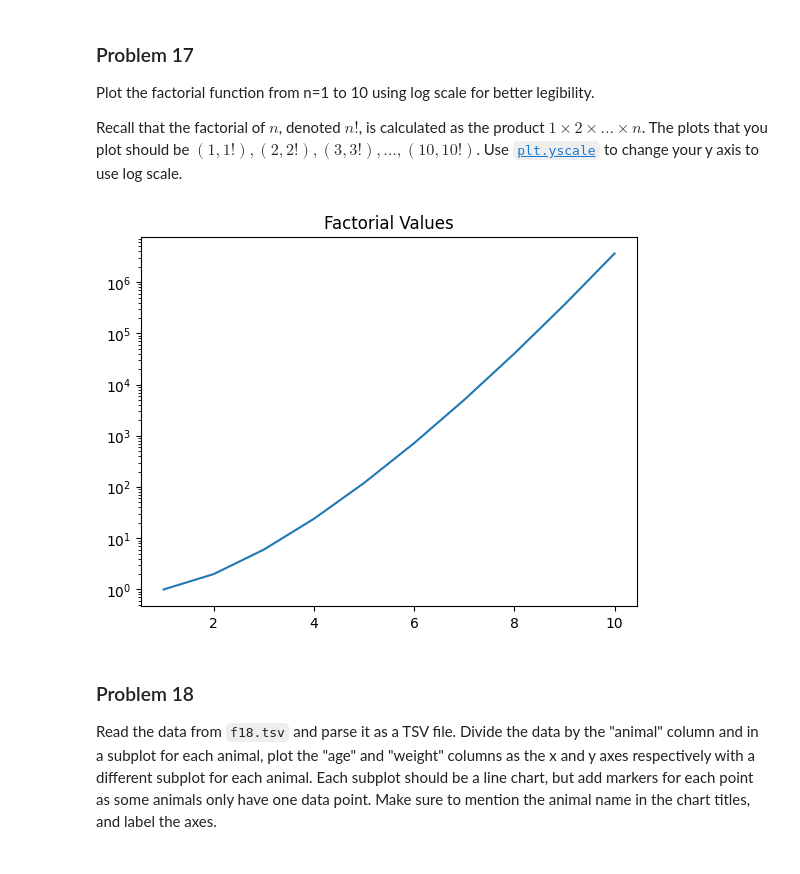
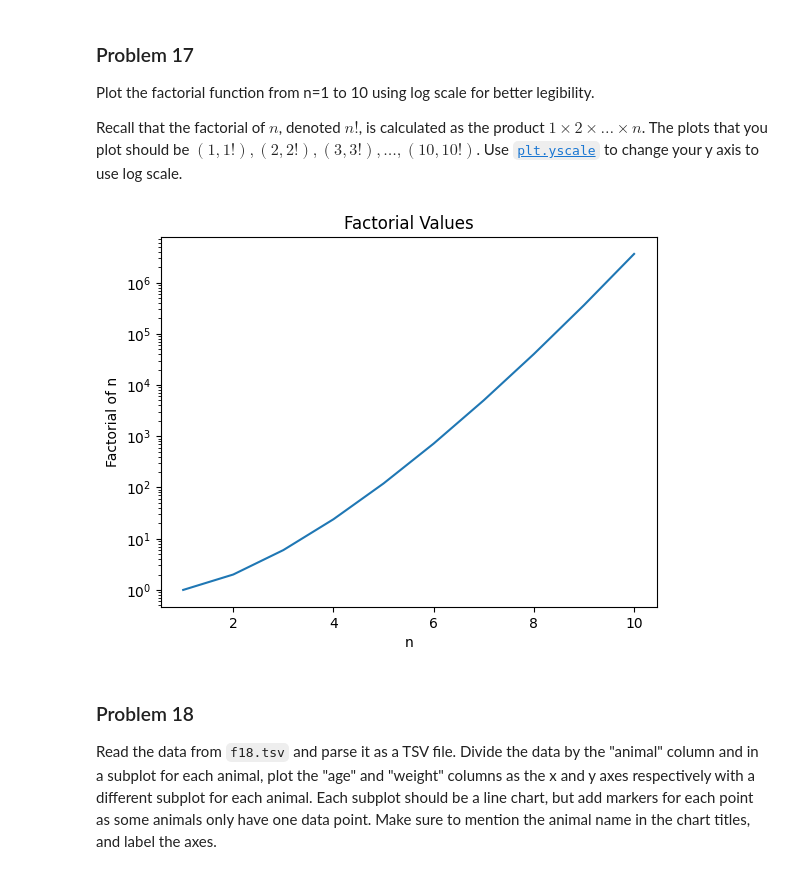
Before and after one commit to echung-3/dx602-homework-05, a Jupyter notebook: homework.ipynb, the cells around one changed output. Cells and saved outputs as stored; diff of their text form; code cells hidden in the pictures.

```diff
--- a/homework.ipynb
+++ b/homework.ipynb
@@ -440,16 +440,16 @@ Use [`plt.yscale`](https://matplotlib.org/stable/api/_as_gen/matplotlib.pyplot.y
 # %%
 # YOUR CHANGES HERE
 
 nvalues = list (range(1,11))
 factorialvalues = [math.factorial(n) for n in nvalues]
 
 plt.plot (nvalues, factorialvalues)
 plt.title ("Factorial Values")
-plt.xlabel = ("n")
-plt.ylabel = ("Factorial of n")
+plt.xlabel("n")
+plt.ylabel("Factorial of n")
 plt.yscale ("log") #use log for y
 # %% [output]
-[figure, old version]
+[figure, new version]
 # %% [markdown]
 ### Problem 18
 
```
Also changed, not shown: parts of 2 cells of this notebook.
